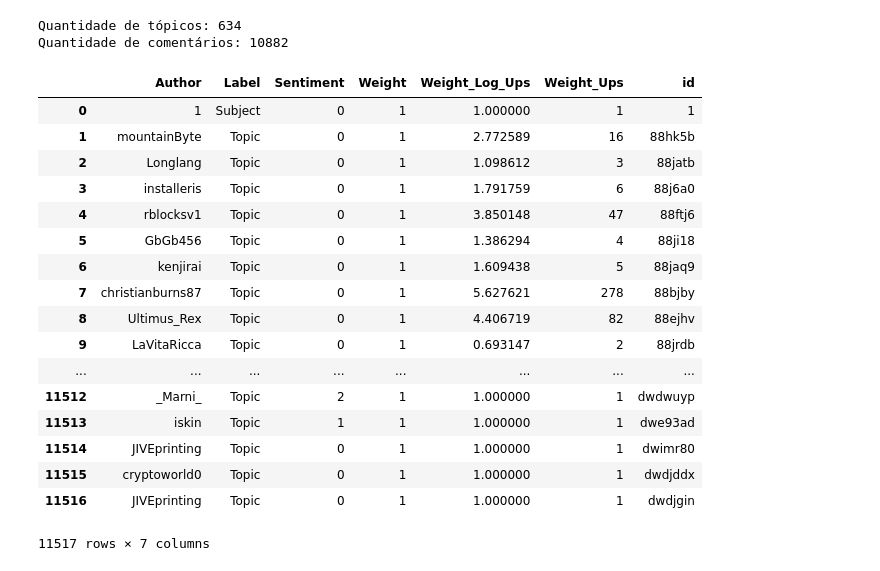
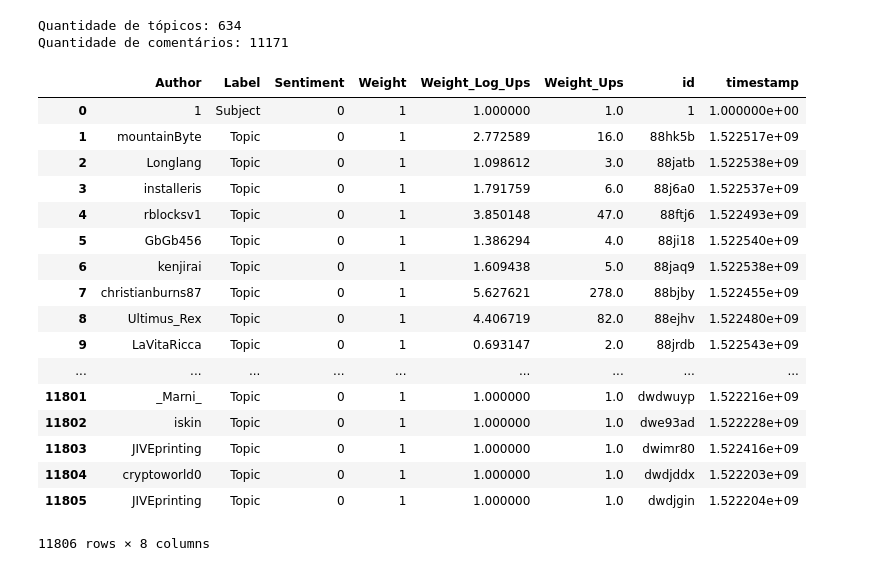
Before and after one commit to mcbsf/DataMining, a Jupyter notebook: buildNodeEdge.ipynb, the cells around one changed output. Drawn from its saved outputs; the diff is of its cells as text; code cells hidden in the pictures.

```diff
--- a/buildNodeEdge.ipynb
+++ b/buildNodeEdge.ipynb
@@ -11,6 +11,7 @@ weight_list = []
 weight_log_ups_list = []
 weight_ups_list = []
 sentiment_list = []
+timestamp_list = []
 
 id_list.append(1)
 label_list.append('Subject')
@@ -19,8 +20,8 @@ weight_list.append(1)
 weight_log_ups_list.append(1)
 weight_ups_list.append(1)
 sentiment_list.append(0L)
-
-df = pd.read_csv('csv/topics_data', sep='\t')
+timestamp_list.append(1)
+df = pd.read_csv('csv/topics_data.csv', sep='\t')
 print("Quantidade de tópicos: "+str(len(df)))
 for i in range(len(df)):
     id_list.append(df['id'][i])
@@ -29,59 +30,57 @@ for i in range(len(df)):
     weight_list.append(1)
     if df['ups'][i] <= 1.0:
         weight_log_ups_list.append(1)
     else:
         weight_log_ups_list.append(math.log(df['ups'][i]))
     weight_ups_list.append(df['ups'][i])
     sentiment_list.append(0L)
+    timestamp_list.append(df['created'][i])
 
 
 
 
-df = pd.read_csv('csv/comments_data', sep='\t')
+df = pd.read_csv('csv/comments_data.csv', sep='\t')
 print("Quantidade de comentários: "+str(len(df)))
 for i in range(len(df)):
     id_list.append(df['id'][i])
     label_list.append('Topic')
     author_list.append(df['author'][i])
     weight_list.append(1)
 
-
-    if id_sentimento_dict[df['id'][i]]:
-        sentiment_list.append(id_sentiment_dict[df['id'][i]])
-    else:
-        sentiment_list.append(0L)
+    sentiment_list.append(0L)
 
     if df['ups'][i] <= 1.0:
         weight_log_ups_list.append(1)
     else:
         weight_log_ups_list.append(math.log(df['ups'][i]))
     weight_ups_list.append(df['ups'][i])
+    timestamp_list.append(df['created'][i])
 
 
-d = {'id': id_list, 'Label': label_list, 'Author': author_list, 'Weight':weight_list, 'Weight_Log_Ups':weight_log_ups_list, 'Weight_Ups':weight_ups_list, 'Sentiment': sentiment_list}
+d = {'id': id_list, 'Label': label_list, 'Author': author_list, 'Weight':weight_list, 'Weight_Log_Ups':weight_log_ups_list, 'Weight_Ups':weight_ups_list, 'Sentiment': sentiment_list,'timestamp': timestamp_list}
 df = pd.DataFrame(data=d)
 df
 # %% [output]
 Quantidade de tópicos: 634
-Quantidade de comentários: 10882
+Quantidade de comentários: 11171
-|  | Author | Label | Sentiment | Weight | Weight_Log_Ups | Weight_Ups | id |
-| 0 | 1 | Subject | 0 | 1 | 1.000000 | 1 | 1 |
-| 1 | mountainByte | Topic | 0 | 1 | 2.772589 | 16 | 88hk5b |
-| 2 | Longlang | Topic | 0 | 1 | 1.098612 | 3 | 88jatb |
-| 3 | installeris | Topic | 0 | 1 | 1.791759 | 6 | 88j6a0 |
-| 4 | rblocksv1 | Topic | 0 | 1 | 3.850148 | 47 | 88ftj6 |
-| 5 | GbGb456 | Topic | 0 | 1 | 1.386294 | 4 | 88ji18 |
-| 6 | kenjirai | Topic | 0 | 1 | 1.609438 | 5 | 88jaq9 |
-| 7 | christianburns87 | Topic | 0 | 1 | 5.627621 | 278 | 88bjby |
-| 8 | Ultimus_Rex | Topic | 0 | 1 | 4.406719 | 82 | 88ejhv |
-| 9 | LaVitaRicca | Topic | 0 | 1 | 0.693147 | 2 | 88jrdb |
-| ... | ... | ... | ... | ... | ... | ... | ... |
-| 11512 | _Marni_ | Topic | 2 | 1 | 1.000000 | 1 | dwdwuyp |
-| 11513 | iskin | Topic | 1 | 1 | 1.000000 | 1 | dwe93ad |
-| 11514 | JIVEprinting | Topic | 0 | 1 | 1.000000 | 1 | dwimr80 |
-| 11515 | cryptoworld0 | Topic | 0 | 1 | 1.000000 | 1 | dwdjddx |
-| 11516 | JIVEprinting | Topic | 0 | 1 | 1.000000 | 1 | dwdjgin |
+|  | Author | Label | Sentiment | Weight | Weight_Log_Ups | Weight_Ups | id | timestamp |
+| 0 | 1 | Subject | 0 | 1 | 1.000000 | 1.0 | 1 | 1.000000e+00 |
+| 1 | mountainByte | Topic | 0 | 1 | 2.772589 | 16.0 | 88hk5b | 1.522517e+09 |
+| 2 | Longlang | Topic | 0 | 1 | 1.098612 | 3.0 | 88jatb | 1.522538e+09 |
+| 3 | installeris | Topic | 0 | 1 | 1.791759 | 6.0 | 88j6a0 | 1.522537e+09 |
+| 4 | rblocksv1 | Topic | 0 | 1 | 3.850148 | 47.0 | 88ftj6 | 1.522493e+09 |
+| 5 | GbGb456 | Topic | 0 | 1 | 1.386294 | 4.0 | 88ji18 | 1.522540e+09 |
+| 6 | kenjirai | Topic | 0 | 1 | 1.609438 | 5.0 | 88jaq9 | 1.522538e+09 |
+| 7 | christianburns87 | Topic | 0 | 1 | 5.627621 | 278.0 | 88bjby | 1.522455e+09 |
+| 8 | Ultimus_Rex | Topic | 0 | 1 | 4.406719 | 82.0 | 88ejhv | 1.522480e+09 |
+| 9 | LaVitaRicca | Topic | 0 | 1 | 0.693147 | 2.0 | 88jrdb | 1.522543e+09 |
+| ... | ... | ... | ... | ... | ... | ... | ... | ... |
+| 11801 | _Marni_ | Topic | 0 | 1 | 1.000000 | 1.0 | dwdwuyp | 1.522216e+09 |
+| 11802 | iskin | Topic | 0 | 1 | 1.000000 | 1.0 | dwe93ad | 1.522228e+09 |
+| 11803 | JIVEprinting | Topic | 0 | 1 | 1.000000 | 1.0 | dwimr80 | 1.522416e+09 |
+| 11804 | cryptoworld0 | Topic | 0 | 1 | 1.000000 | 1.0 | dwdjddx | 1.522203e+09 |
+| 11805 | JIVEprinting | Topic | 0 | 1 | 1.000000 | 1.0 | dwdjgin | 1.522204e+09 |
-11517 rows × 7 columns
+11806 rows × 8 columns
 # %%
 df.to_csv("genphi/node.csv", encoding='utf-8', index = False)
 # %%
```
Also changed, not shown: parts of 1 cell of this notebook, 30 other files.
